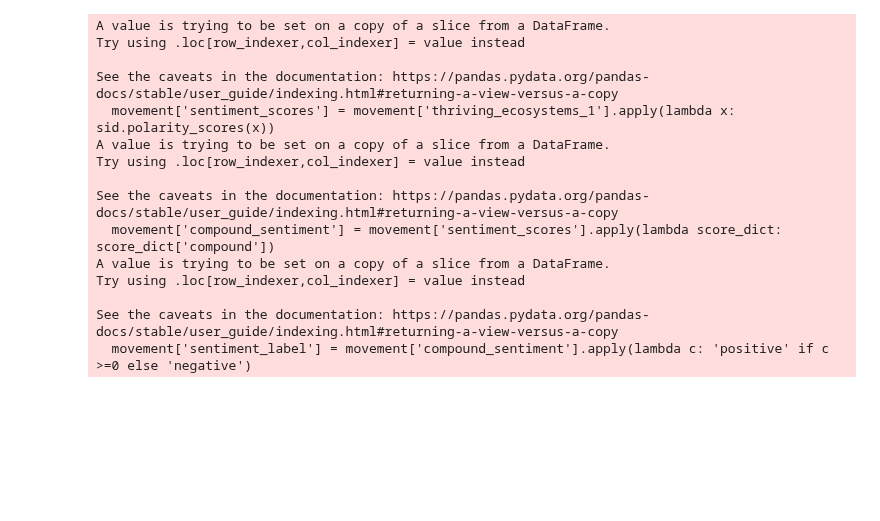
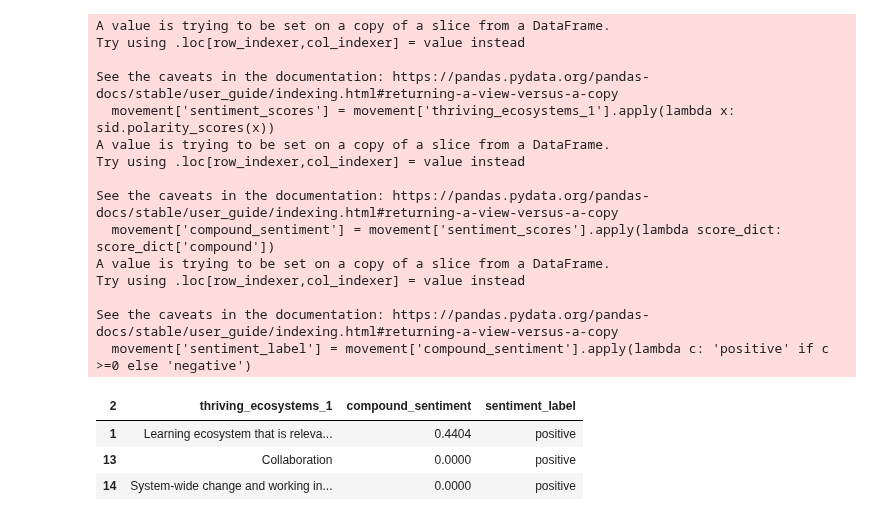
Before and after one commit to alliajagbe/sentiment-analysis, a Jupyter notebook: education-analysis.ipynb, the cells around one changed output. Drawn from its saved outputs; the diff is of its cells as text; code cells hidden in the pictures; blank space fills up the shorter version.

Commit message:
compound sentiment analysis for movement group

```diff
--- a/education-analysis.ipynb
+++ b/education-analysis.ipynb
@@ -638,3 +638,10 @@ Try using .loc[row_indexer,col_indexer] = value instead
 
 See the caveats in the documentation: https://pandas.pydata.org/pandas-docs/stable/user_guide/indexing.html#returning-a-view-versus-a-copy
   movement['sentiment_label'] = movement['compound_sentiment'].apply(lambda c: 'positive' if c >=0 else 'negative')
+# %%
+movement[['thriving_ecosystems_1', 'compound_sentiment', 'sentiment_label']]
+# %% [output]
+| 2 | thriving_ecosystems_1 | compound_sentiment | sentiment_label |
+| 1 | Learning ecosystem that is releva... | 0.4404 | positive |
+| 13 | Collaboration | 0.0000 | positive |
+| 14 | System-wide change and working in... | 0.0000 | positive |
```
